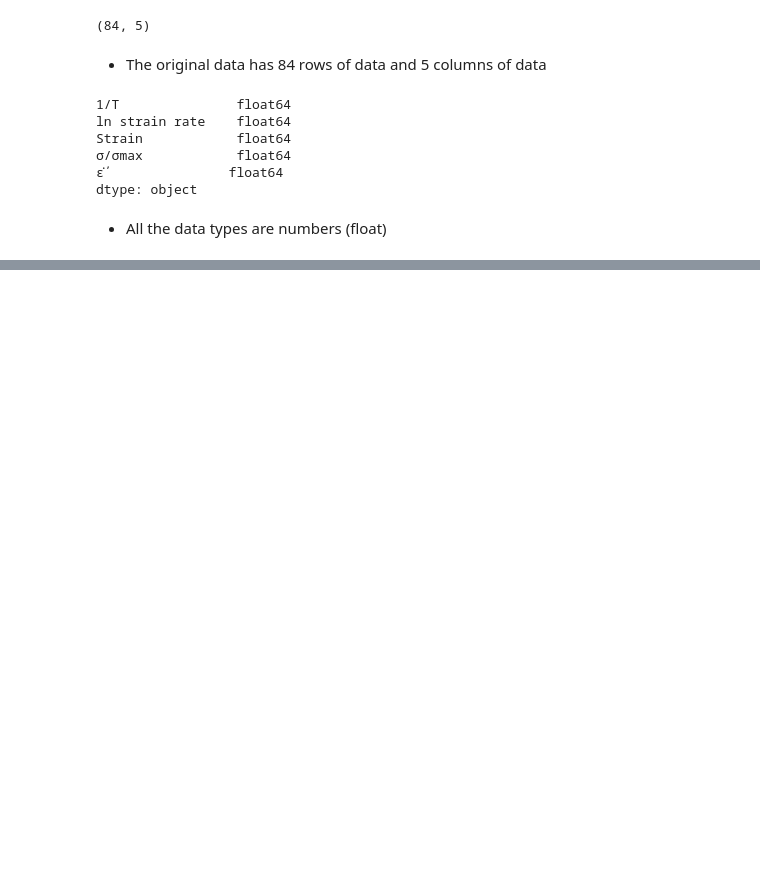
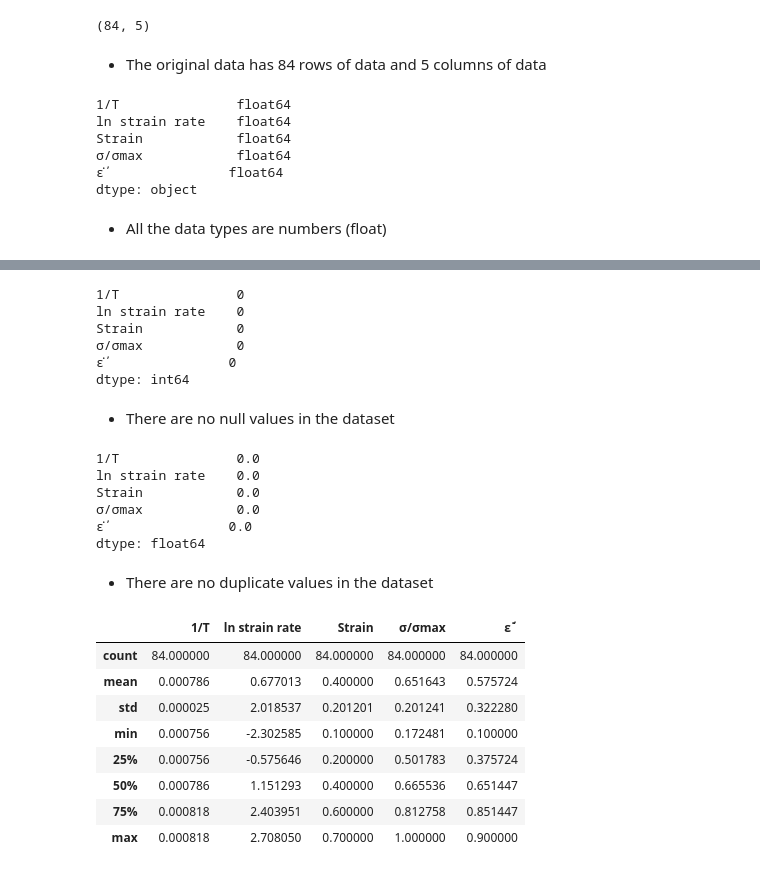
Before and after one commit to Darlene-13/aisi304-flow-stress-optimizer, a Jupyter notebook: notebooks/01_eda.ipynb, the cells around one changed output, grey strips where cells are left out. Saved outputs shown, nothing was run; the diff lists cells and outputs as text; code cells hidden in the pictures; blank space fills up the shorter version.

```diff
--- a/notebooks/01_eda.ipynb
+++ b/notebooks/01_eda.ipynb
@@ -60,2 +49,38 @@ AttributeError: 'int' object has no attribute 'tolist'
+# %%
+# Check for null values
+df.isnull().sum()
+# %% [output]
+1/T               0
+ln strain rate    0
+Strain            0
+σ/σmax            0
+ε͘΄               0
+dtype: int64
+# %% [markdown]
+- There are no null values in the dataset
 # %%
-# Check if the dataset is complete.
+# Check for duplicates
+duplicates = df[df.duplicated()]
+print(duplicates.sum())
+# %% [output]
+1/T               0.0
+ln strain rate    0.0
+Strain            0.0
+σ/σmax            0.0
+ε͘΄               0.0
+dtype: float64
+# %% [markdown]
+- There are no duplicate values in the dataset
+# %%
+# Get the dataset description
+df.describe()
+# %% [output]
+|  | 1/T | ln strain rate | Strain | σ/σmax | ε͘΄ |
+| count | 84.000000 | 84.000000 | 84.000000 | 84.000000 | 84.000000 |
+| mean | 0.000786 | 0.677013 | 0.400000 | 0.651643 | 0.575724 |
+| std | 0.000025 | 2.018537 | 0.201201 | 0.201241 | 0.322280 |
+| min | 0.000756 | -2.302585 | 0.100000 | 0.172481 | 0.100000 |
+| 25% | 0.000756 | -0.575646 | 0.200000 | 0.501783 | 0.375724 |
+| 50% | 0.000786 | 1.151293 | 0.400000 | 0.665536 | 0.651447 |
+| 75% | 0.000818 | 2.403951 | 0.600000 | 0.812758 | 0.851447 |
+| max | 0.000818 | 2.708050 | 0.700000 | 1.000000 | 0.900000 |
```
Also changed, not shown: parts of 17 cells of this notebook, 2 other files.
